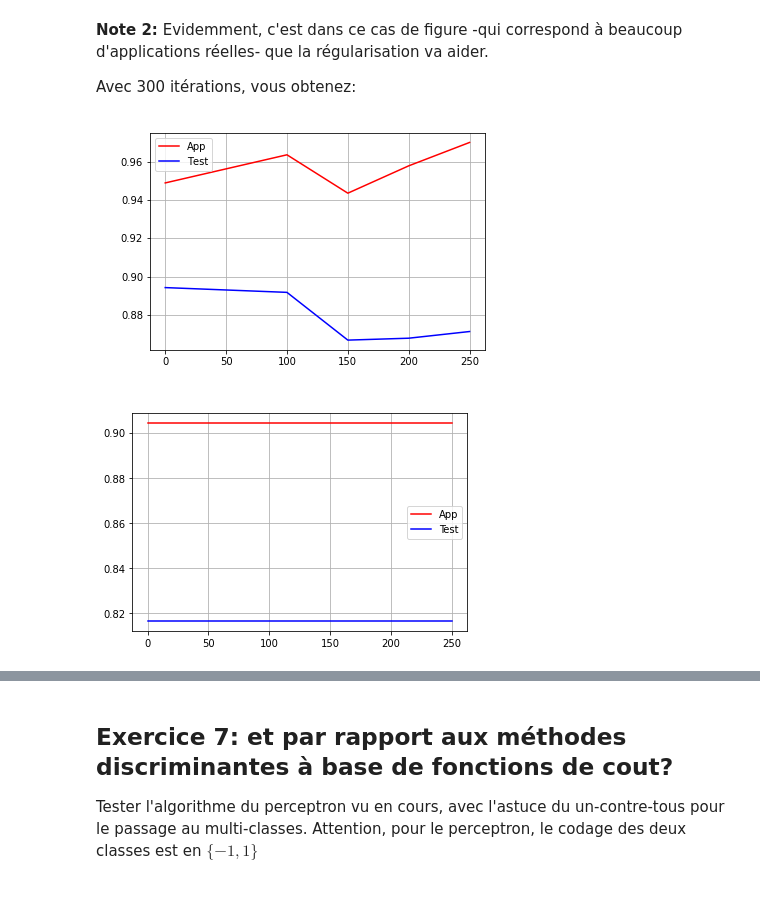
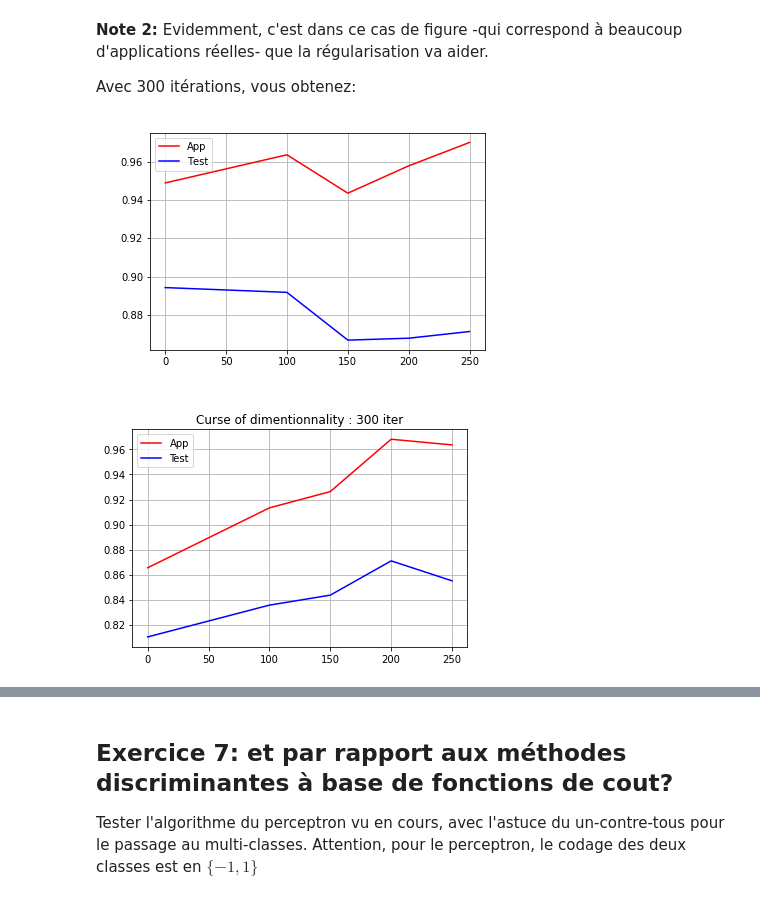
Before and after one commit to CharlesAttend/M1-S1-DAC, a Jupyter notebook: MAPSI/TME/tme10/RegLog-etu.ipynb, the cells around one changed output, grey strips where cells are left out. Cells and saved outputs as stored; diff of their text form; code cells hidden in the pictures.

````diff
--- a/MAPSI/TME/tme10/RegLog-etu.ipynb
+++ b/MAPSI/TME/tme10/RegLog-etu.ipynb
@@ -183,18 +183,20 @@ $$ \nabla_{\mathbf w_e} L_{\log} =X_e^T ( Y-\frac{1}{1+\exp( -(  \mathbf X_e  \m
 1. [OPT, à faire à la fin] passer à un algorithme de gradient stochastique
 # %%
 #1. montée de gradient
-def rl_gradient_batch(Xe, Y, epsilon = 1e-3, niter_max=1000):
+def rl_gradient_batch(Xe, Y, epsilon = 1e-3, niter_max=1000, log=True):
     N, d = Xe.shape
     w = np.zeros(d)
     for i in range(niter_max):
         sig = 1 / (1 + np.exp(-(Xe @ w)))
         new_w = w + epsilon * Xe.T @ (Y - sig)
         if np.max(np.abs(new_w - w)) < 1e-3:
-            print(f"Convergence atteinte en {i} itérations")
+            if log:
+                print(f"Convergence atteinte en {i} itérations")
             return new_w
         w = new_w
     else:
-        print("Nombre d'itération maximal atteint")
+        if log:
+            print("Nombre d'itération maximal atteint")
         return new_w
 # %%
 # 2. cas sur les classes 2 et 3 & passage à un codage 0/1 pour Y
@@ -286,13 +288,13 @@ p(Y = 1 | X = \mathbf x_N) & p(Y = 2 | X = \mathbf x_N) & \ldots & p(Y = 9 |
                Avec $N$ points et $C$ classes
 1. Utiliser un ```argmax``` pour extraire le numéro de classe
 # %%
-def rl_multi(Xe,Y, epsilon = 1e-3, niter_max=1000):
+def rl_multi(Xe,Y, epsilon = 1e-3, niter_max=1000, log=True):
     N, d = Xe.shape
     classes = np.unique(Y)
     W = []
     for cl in classes:
         Y_cl = np.where(Y == cl, 1, 0)
-        w_cl = rl_gradient_batch(Xe, Y_cl)  # Apprentissage
+        w_cl = rl_gradient_batch(Xe, Y_cl, epsilon, niter_max, log)  # Apprentissage
         W.append(w_cl)                      # Stack des w_cl
     return np.array(W).T
 # %%
@@ -446,7 +448,7 @@ Note: avec la régression logistique, les classes $Y$ doivent être dans $\mathc
 # %%
 # il n'y a pas de méthode à redéfinir...
 # juste apprendre un nouveau modèle sur des données modifiées... Et ne pas faire d'erreur en inférence.
-W = rl_multi(Xbe - 1, Y)
+W = rl_multi(Xbe - 1, Y, log=False)
 # perf:
 Y_pred  = np.argmax(1 / (1 + np.exp(- (Xbe - 1) @ W)), 1)
 Yt_pred = np.argmax(1 / (1 + np.exp(- (Xbte - 1) @ W)), 1)
@@ -604,20 +598,24 @@ def ajout_colonne_randn(X,d, sig = 1.):
 # %%
 dnoise    = np.array([0,100,150,200,250])
 perf_app  = np.zeros(len(dnoise))
 perf_test = np.zeros(len(dnoise))
-
+niter_max = 300
 for i,d in enumerate(dnoise):
-    W = rl_multi(Xbe, Y)
-    Y_pred  = np.argmax(1 / (1 + np.exp(- Xbe @ W)), 1)
-    Yt_pred = np.argmax(1 / (1 + np.exp(- Xbte @ W)), 1)
+    Xbe_bruit = ajout_colonne_randn(Xbe, d)
+    Xbte_bruit = ajout_colonne_randn(Xbte, d)
+    W = rl_multi(Xbe_bruit, Y, niter_max=niter_max, log=False)
+    Y_pred  = np.argmax(1 / (1 + np.exp(- Xbe_bruit @ W)), 1)
+    Yt_pred = np.argmax(1 / (1 + np.exp(- Xbte_bruit @ W)), 1)
     perf_app[i]   = np.where(Y_pred == Y , 1., 0.).mean()
     perf_test[i]  = np.where(Yt_pred==Yt , 1., 0.).mean()
+
+plt.figure()
+plt.title(f"Curse of dimentionnality : {niter_max} iter")
+plt.plot(dnoise,perf_app, 'r')
+plt.plot(dnoise,perf_test, 'b')
+# plt.ylim([0.87, 0.97])
+plt.legend(['App','Test'])
+plt.grid()
+plt.savefig('CurseDim.png')
+# %% [output]
+[figure, added]
-# %%
-plt.figure()
-plt.plot(dnoise,perf_app, 'r')
-plt.plot(dnoise,perf_test, 'b')
-plt.legend(['App','Test'])
-plt.grid()
-plt.savefig('CurseDim.png')
-# %% [output]
-[figure, removed]
````
Also changed, not shown: parts of 12 cells of this notebook, 1 other file.
